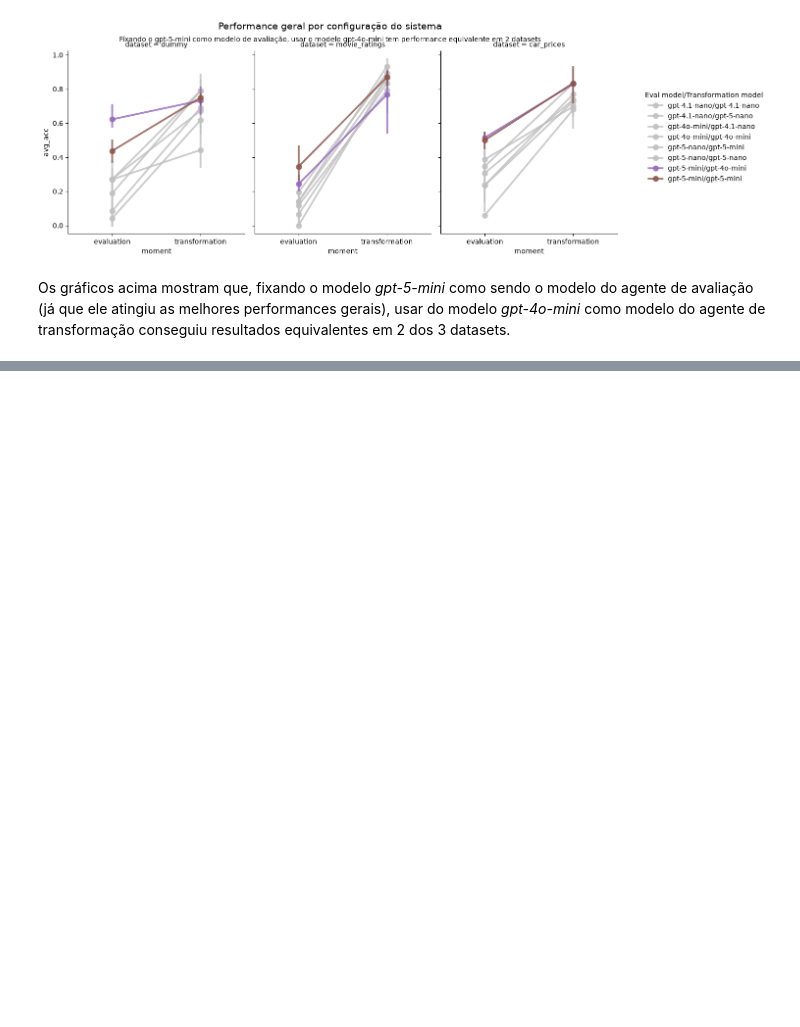
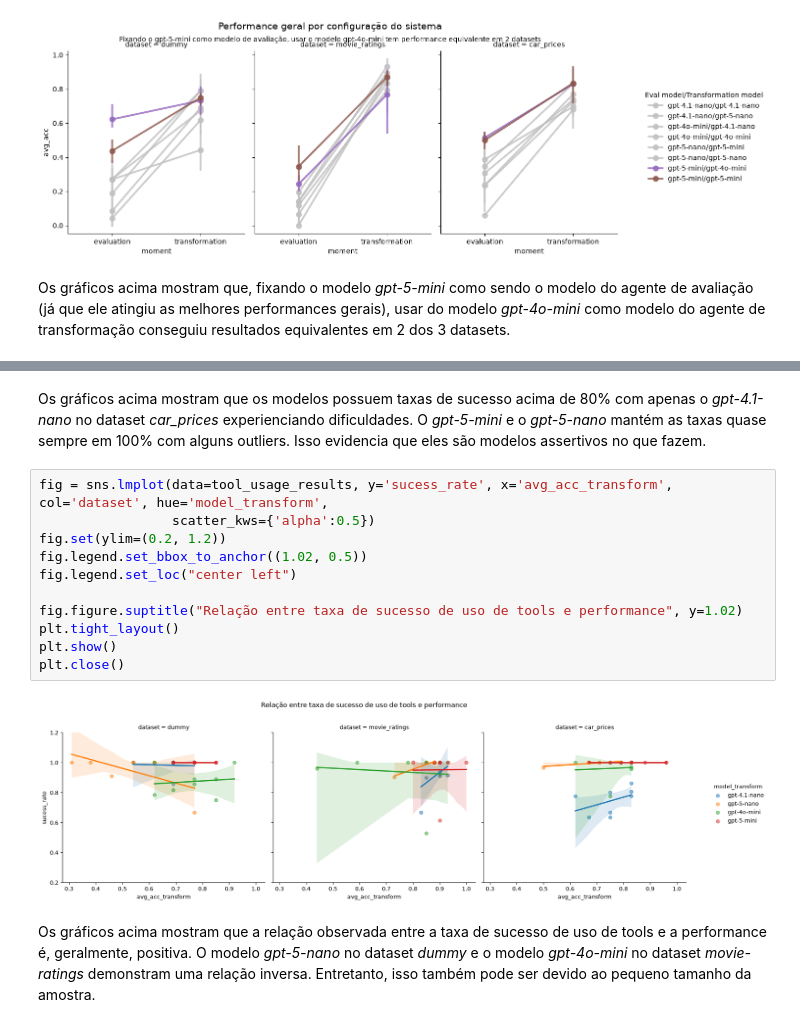
Before and after one commit to Pendulun/data-readiness-agent, a Jupyter notebook: notebooks/results-PT-BR.ipynb, the cells around one changed output, grey strips where cells are left out. Saved outputs shown, nothing was run; the diff lists cells and outputs as text; blank space fills up the shorter version.

```diff
--- a/notebooks/results-PT-BR.ipynb
+++ b/notebooks/results-PT-BR.ipynb
@@ -497,0 +596,17 @@ Levando em consideração o custo benefício total, pode-se concluir que a confi
+# %% [markdown]
+Os gráficos acima mostram que os modelos possuem taxas de sucesso acima de 80% com apenas o *gpt-4.1-nano* no dataset *car_prices* experienciando dificuldades. O *gpt-5-mini* e o *gpt-5-nano* mantém as taxas quase sempre em 100% com alguns outliers. Isso evidencia que eles são modelos assertivos no que fazem.
+# %%
+fig = sns.lmplot(data=tool_usage_results, y='sucess_rate', x='avg_acc_transform', col='dataset', hue='model_transform',
+                 scatter_kws={'alpha':0.5})
+fig.set(ylim=(0.2, 1.2))
+fig.legend.set_bbox_to_anchor((1.02, 0.5))
+fig.legend.set_loc("center left")
+
+fig.figure.suptitle("Relação entre taxa de sucesso de uso de tools e performance", y=1.02)
+plt.tight_layout()
+plt.show()
+plt.close()
+# %% [output]
+[figure, added]
+# %% [markdown]
+Os gráficos acima mostram que a relação observada entre a taxa de sucesso de uso de tools e a performance é, geralmente, positiva. O modelo *gpt-5-nano* no dataset *dummy* e o modelo *gpt-4o-mini* no dataset *movie-ratings* demonstram uma relação inversa. Entretanto, isso também pode ser devido ao pequeno tamanho da amostra.
```
Also changed, not shown: parts of 16 cells of this notebook.
